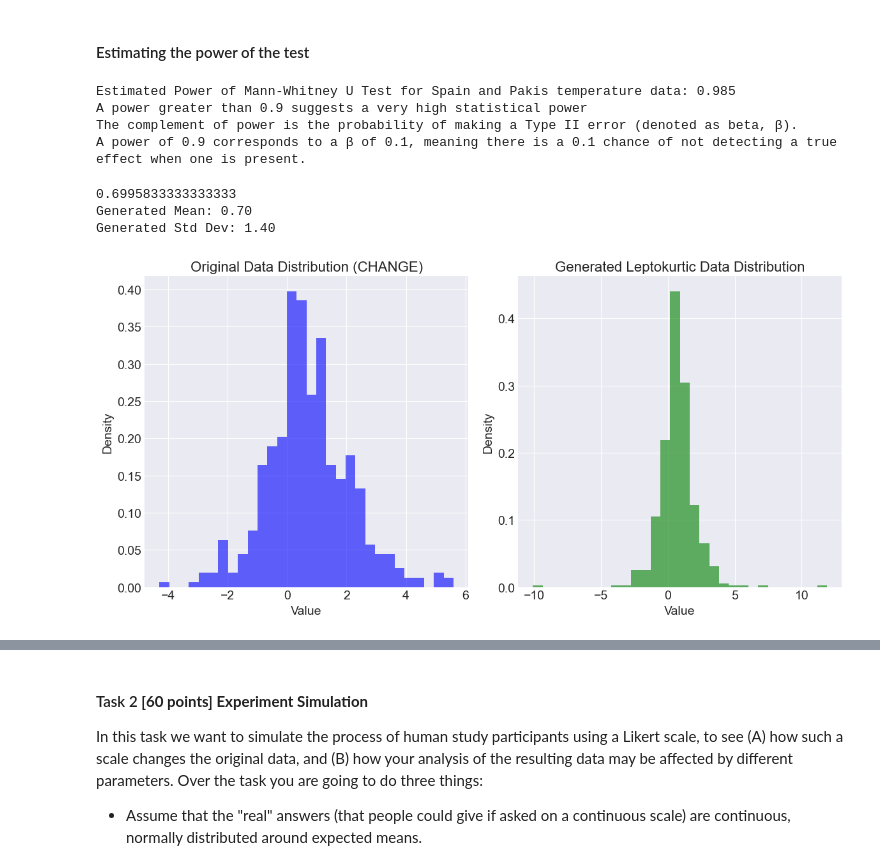
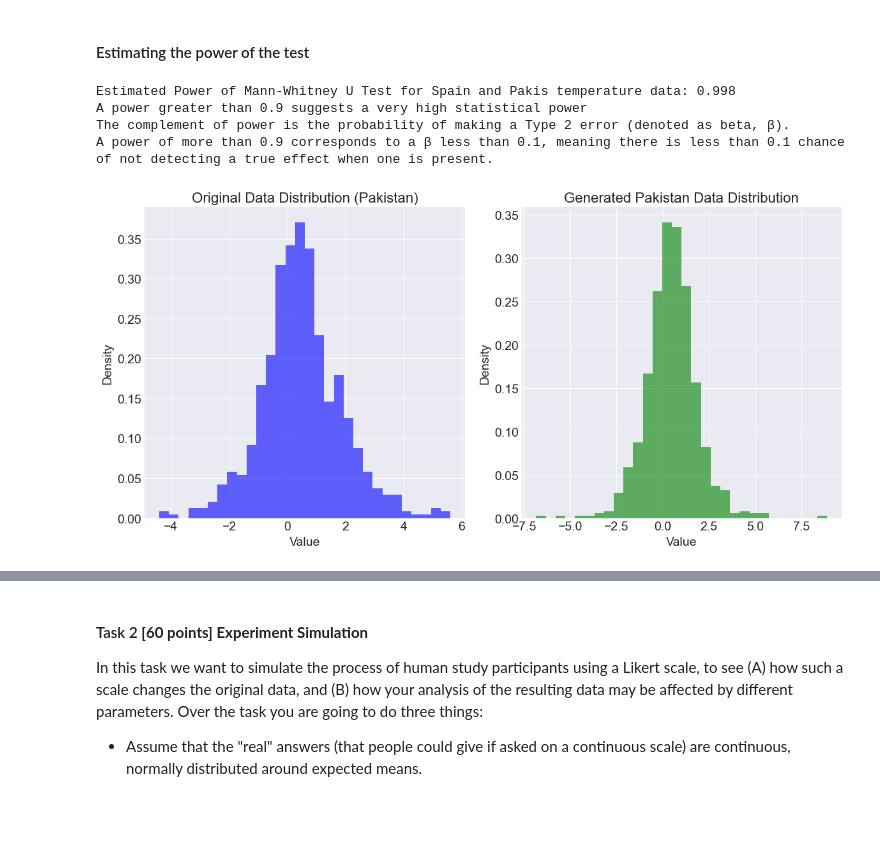
Before and after one commit to mpn1008/RM_assignments, a Jupyter notebook: RM_A05_Group_B/RM_A05_Group.ipynb, the cells around one changed output, grey strips where cells are left out. Cells and saved outputs as stored; diff of their text form; code cells hidden in the pictures; blank space fills up the shorter version.

```diff
--- a/RM_A05_Group_B/RM_A05_Group.ipynb
+++ b/RM_A05_Group_B/RM_A05_Group.ipynb
@@ -126,7 +105,7 @@ so I chose the period from 2023 => 1993
 monthly_avg_df = pd.DataFrame(columns=["COUNTRY", "YEAR", "MONTH","CHANGE"])
 
 end_year = 2023
-start_year = 1984
+start_year = 1964
 for year in range(start_year, end_year + 1):
     comparison_year = year - 50
 
@@ -290,28 +266,30 @@ Therefore, we believe a sample size of 480 could compensate for the small effect
 # %%
 from scipy.stats import t
 
-def generate_leptokurtic_samples(data):
+def generate_group2_samples(data):
+    return np.random.normal(np.mean(data), np.std(data), len(data))
+
+def generate_group1_samples(data):
     desired_mean = np.mean(data)  # Mean from your actual data
     desired_std_dev = np.std(data)  # Std Dev from your actual data
     n_samples = len(data)  # Desired sample size
-    dof = 3
+    dof = 5
 
-    # Generate leptokurtic data using Student's t-distribution
     leptokurtic_samples = t.rvs(dof, size=n_samples)
 
     # Scale and shift the data to match desired mean and std deviation
     return desired_std_dev * (leptokurtic_samples - np.mean(leptokurtic_samples)) / np.std(leptokurtic_samples) + desired_mean
 
 #Estimate test power using Monte Carlo
-def simulate_power_mwu(effect_size, num_simulations=500, alpha=0.05):
+def simulate_power_mwu(num_simulations=500, alpha=0.05):
     rejections = 0
 
     for _ in range(num_simulations):
         # Generate random data for two groups
 
-        spain_samples = np.random.normal(np.mean(spain_df['CHANGE']), np.std(spain_df['CHANGE']), n1)
+        spain_samples = generate_group2_samples(spain_df['CHANGE'])
 
-        pakis_samples = generate_leptokurtic_samples(pakis_df['CHANGE'])
+        pakis_samples = generate_group1_samples(pakis_df['CHANGE'])
 
         # Mann-Whitney U test
         stat, p_value = stats.mannwhitneyu(spain_samples, pakis_samples, alternative='greater')
@@ -323,57 +301,37 @@ def simulate_power_mwu(effect_size, num_simulations=500, alpha=0.05):
     power = rejections / num_simulations
     return power
 # %%
-num_simulations = 1000  # Number of simulations
+num_simulations = 500  # Number of simulations
 alpha = 0.05  # Significance level
 
-power_estimate = simulate_power_mwu(0.2, num_simulations, alpha)
+power_estimate = simulate_power_mwu(num_simulations, alpha)
 print(f"Estimated Power of Mann-Whitney U Test for Spain and Pakis temperature data: {power_estimate:.3f}")
 print('A power greater than 0.9 suggests a very high statistical power')
-print('The complement of power is the probability of making a Type II error (denoted as beta, β). \
-    \nA power of 0.9 corresponds to a β of 0.1, meaning there is a 0.1 chance of not detecting a true effect when one is present.')
+print('The complement of power is the probability of making a Type 2 error (denoted as beta, β). \
+    \nA power of more than 0.9 corresponds to a β less than 0.1, meaning there is less than 0.1 chance of not detecting a true effect when one is present.')
 # %% [output]
-Estimated Power of Mann-Whitney U Test for Spain and Pakis temperature data: 0.985
+Estimated Power of Mann-Whitney U Test for Spain and Pakis temperature data: 0.998
 A power greater than 0.9 suggests a very high statistical power
-The complement of power is the probability of making a Type II error (denoted as beta, β).
-A power of 0.9 corresponds to a β of 0.1, meaning there is a 0.1 chance of not detecting a true effect when one is present.
+The complement of power is the probability of making a Type 2 error (denoted as beta, β).
+A power of more than 0.9 corresponds to a β less than 0.1, meaning there is less than 0.1 chance of not detecting a true effect when one is present.
 # %%
-
-
-# Sample DataFrame creation for demonstration
-# Replace this with your actual DataFrame
-# pakis_df = pd.read_csv('your_file.csv')  # Uncomment this line to load your data
-# pakis_df = pd.DataFrame({'CHANGE': np.random.normal(0, 1, 1000)})  # Example data
-
-# Parameters
-
-# Verify and print mean and std deviation of the generated samples
-generated_mean = np.mean(scaled_leptokurtic_samples)
-generated_std = np.std(scaled_leptokurtic_samples)
-
-
-
-print(f"Generated Mean: {generated_mean:.2f}")
-print(f"Generated Std Dev: {generated_std:.2f}")
-
+scaled_leptokurtic_samples = generate_group1_samples(pakis_df['CHANGE'])
 # Plot the original 'CHANGE' data and the generated leptokurtic data for comparison
 plt.figure(figsize=(12, 6))
 
 plt.subplot(1, 2, 1)
 plt.hist(pakis_df['CHANGE'], bins=30, density=True, alpha=0.6, color='b')
-plt.title('Original Data Distribution (CHANGE)')
+plt.title('Original Data Distribution (Pakistan)')
 plt.xlabel('Value')
 plt.ylabel('Density')
 
 plt.subplot(1, 2, 2)
 plt.hist(scaled_leptokurtic_samples, bins=30, density=True, alpha=0.6, color='g')
-plt.title('Generated Leptokurtic Data Distribution')
+plt.title('Generated Pakistan Data Distribution')
 plt.xlabel('Value')
 plt.ylabel('Density')
 
 plt.tight_layout()
 plt.show()
 # %% [output]
-0.6995833333333333
-Generated Mean: 0.70
-Generated Std Dev: 1.40
-[figure, old version]
+[figure, new version]
```
Also changed, not shown: parts of 20 cells of this notebook.
